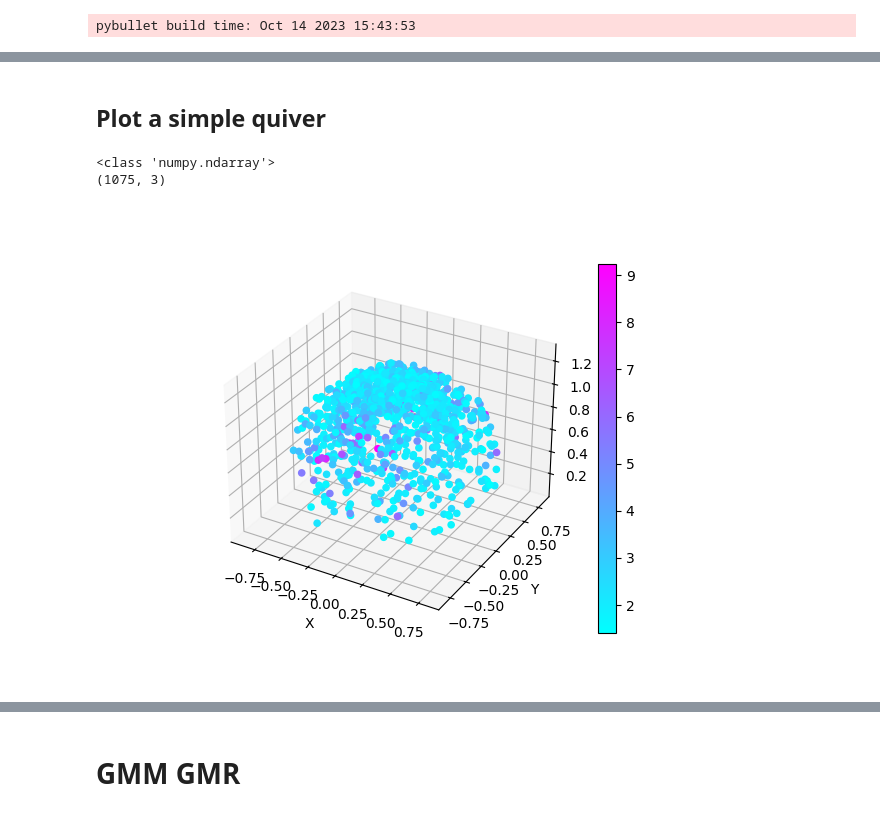
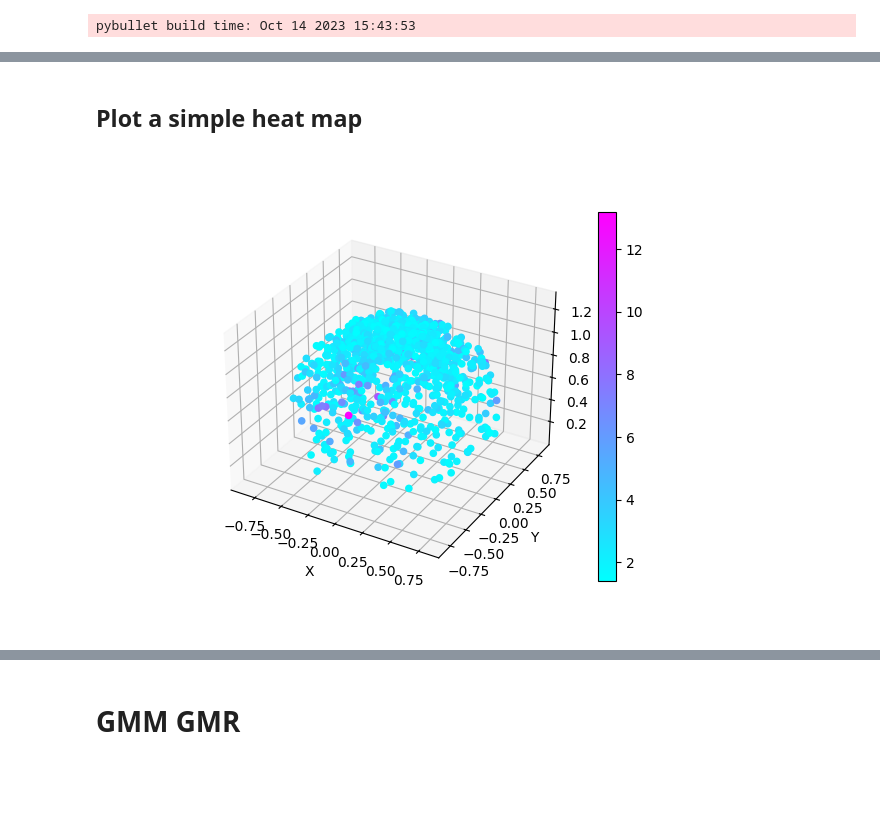
Before and after one commit to epfl-lasa/hitting_sim, a Jupyter notebook: data_processing.ipynb, the cells around one changed output, grey strips where cells are left out. Cells and saved outputs as stored; diff of their text form; code cells hidden in the pictures; blank space fills up the shorter version.

```diff
--- a/data_processing.ipynb
+++ b/data_processing.ipynb
@@ -33,14 +37,14 @@ print(N)
 # %%
-X4 = Joint_X_pos['4']
-X5 = Joint_X_pos['5']
-X6 = Joint_X_pos['6']
+X_5 = Joint_X_pos['5']
+X_6 = Joint_X_pos['6']
 
-X_4 = np.hsplit(X4[::200], 3)
-X_5 = np.hsplit(X5[::200], 3)
-X_6 = np.hsplit(X6[::200], 3)
+X_5_split = np.hsplit(X_5[::200], 3)
+X_6_split = np.hsplit(X_6[::200], 3)
 
-l_4 = l['4']
 l_5 = l['5']
 l_6 = l['6']
+
+v_5 = v_max['5']
+v_6 = v_max['6']
 print(np.array(X_6).shape)
 # %% [output]
@@ -104,38 +69,35 @@ plt.show()
 # %% [markdown]
-## Plot a simple quiver
+## Plot a simple heat map
 # %%
 l6 = l_6[::2000]
-X6 = X6[::2000]
+X6 = X_6[::2000]
+v6 = v_6[::2000]
 
-idx = l6 <= 10
+idx = l6 <= 15
 
 l_6_data = l6[idx]
-print(type(l_6_data))
 X_6_data = X6[idx, :]
-print(X_6_data.shape)
 
 n_data = X_6_data.shape[0]
 
 v_dir = np.array([0, 1, 0])
 v_dir_tile = np.tile(v_dir, (n_data, 1))
 v_dir_tile = v_dir_tile.astype(float)
 
 v_dir_tile = np.multiply(v_dir_tile, l_6_data[:, np.newaxis])
 
 %matplotlib widget
 
 fig = plt.figure()
 ax = fig.add_subplot(111, projection='3d')
 img = ax.scatter(X_6_data[:,0], X_6_data[:,1], X_6_data[:,2], c = l_6_data, cmap = 'cool', alpha = 1)
 
 ax.set_xlabel('X')
 ax.set_ylabel('Y')
 ax.set_zlabel('Z')
 
 fig.colorbar(img)
 
 plt.show()
 # %% [output]
-<class 'numpy.ndarray'>
-(1075, 3)
-[figure, old version]
+[figure, new version]
```
Also changed, not shown: parts of 19 cells of this notebook.
